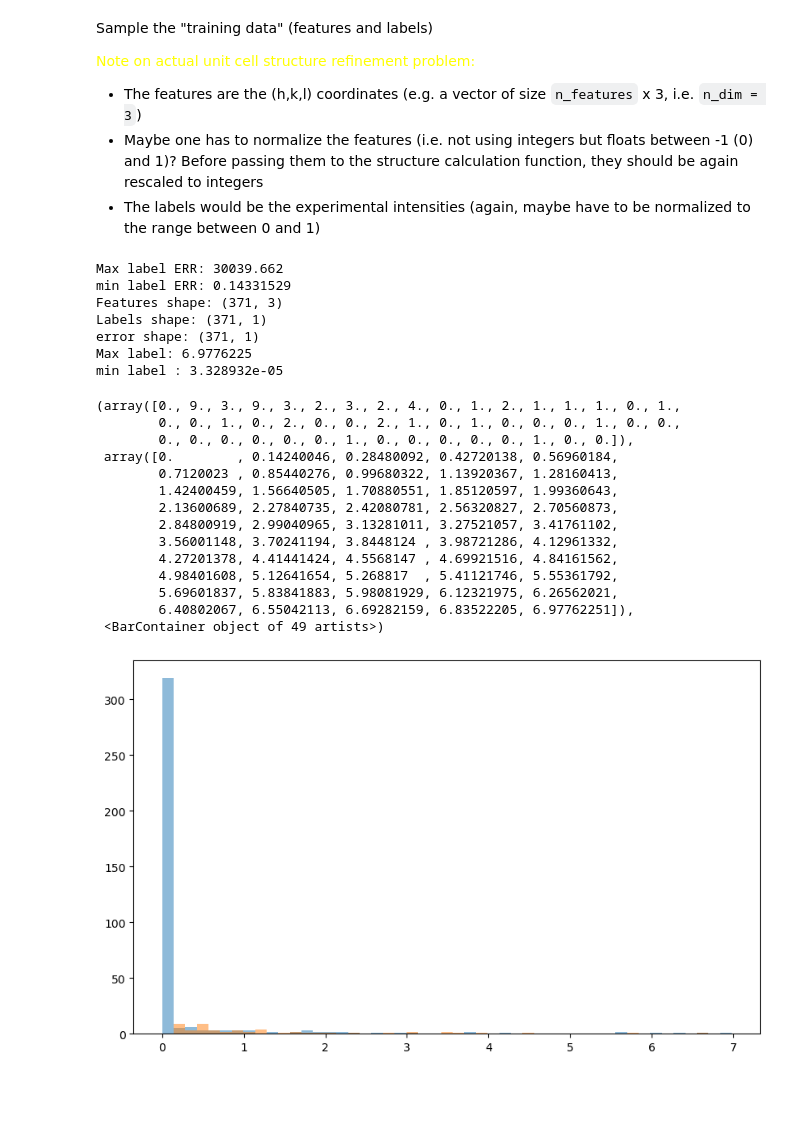
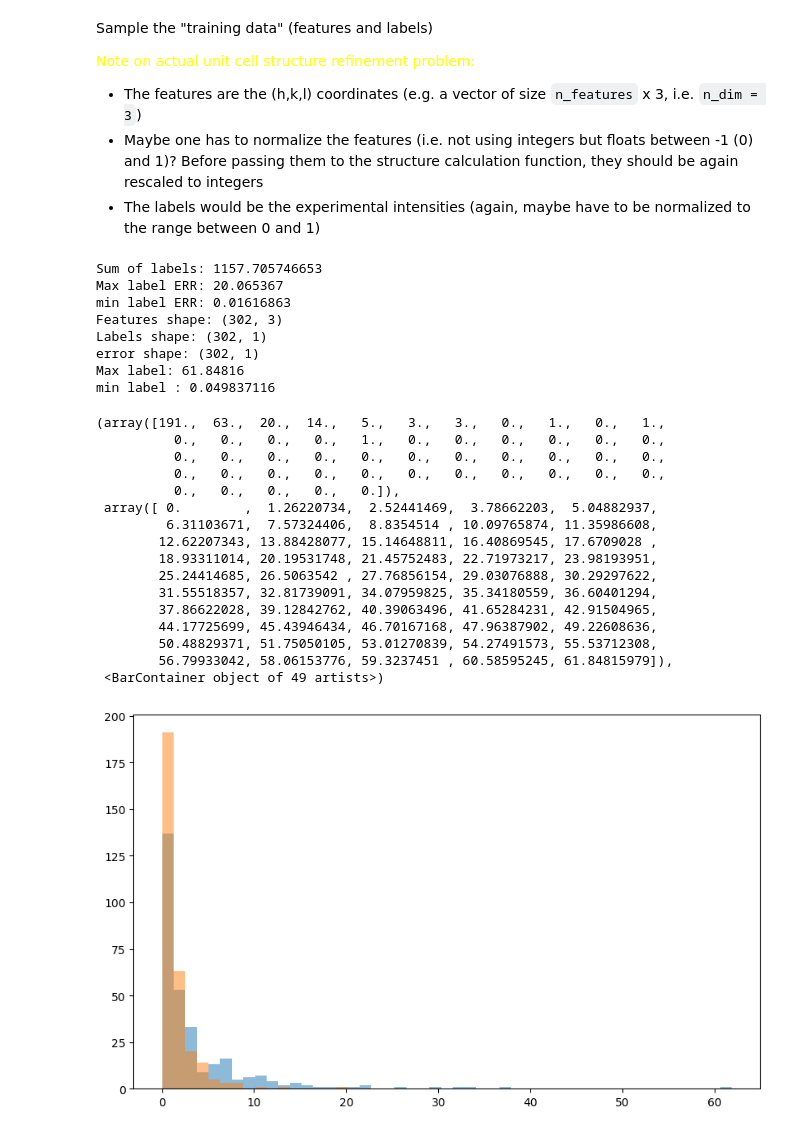
Before and after one commit to bleubreeymeow/alrisDistortionFit, a Jupyter notebook: PBCO/PBCO_1_3_inplane/0_distortion_check/C2_gradient_descent.ipynb, the cells around one changed output. Saved outputs shown, nothing was run; the diff lists cells and outputs as text; code cells hidden in the pictures; blank space fills up the shorter version.

```diff
--- a/PBCO/PBCO_1_3_inplane/0_distortion_check/C2_gradient_descent.ipynb
+++ b/PBCO/PBCO_1_3_inplane/0_distortion_check/C2_gradient_descent.ipynb
@@ -26,10 +108,25 @@ structure_type = 'C2'
 path = 'C:/Users/User/Desktop/uzh_intern/alrisDistortionFit/PBCO/PBCO_1_3_inplane/' + structure_type
 
 # experimental_data = pd.read_csv('C:/Users/User/Desktop/uzh_intern/alrisDistortionFit/PBCO/PBCO_1_3/raw_data/1_3_combined_peaks_300K_no0.csv')
-experimental_data = pd.read_csv('C:/Users/User/Desktop/uzh_intern/alrisDistortionFit/PBCO/PBCO_1_3/raw_data/1_3_combined_peaks_300K_no0.csv')
+experimental_data2 = pd.read_csv('C:/Users/User/Desktop/uzh_intern/alrisDistortionFit/PBCO/PBCO_1_3/raw_data/1_3_combined_peaks_300K_no_bragg.csv')
 
-hkl_list = experimental_data[["h", "k", "l"]].values.tolist()
+# print(max(experimental_data2['intensity_exp']))
+
+hkl_list = experimental_data2[["h", "k", "l"]].values.tolist()
+
+print('hkl_list')
+print(hkl_list)
+
+
+hkl_indices , hkl_list , intensity_reordered = make_hkl_indices(hkl_list , experimental_data2)
+experimental_data = pd.DataFrame(hkl_list , columns=['h', 'k', 'l'])
+experimental_data['intensity_exp'] = intensity_reordered
+
+print('reordered hkl_list')
+print(hkl_list)
+
 hkl_list = tf.convert_to_tensor(hkl_list, dtype=tf.float32)
+
 
 path_matrix = path + '/C2_matrix.txt'
 matrix = np.loadtxt(path_matrix, dtype=np.float32)
@@ -47,65 +162,71 @@ n_dim = 3
 
 features = hkl_list
 labels = experimental_data["intensity_exp"].tolist()
-vol_err = experimental_data["intensity_exp_err"].tolist()
+vol_err = experimental_data2["intensity_exp_err"].tolist()
 
+print("Sum of labels:", np.sum(labels))
+#labels = np.array(labels, dtype=np.float32)
+#labels = labels / np.float32(10446.12988) * 100 #Normalize labels
+#labels = labels / np.sum(labels) * 100  # Normalize to sum to 60
 
-#labels = labels / np.max(labels) #Normalize labels
-labels = labels / np.sum(labels) * 100  # Normalize to sum to 60
+# labels = labels / np.float32(149709.010190213) * 100
 
 labels_err = []
 
 for label, err in zip(labels, vol_err):
     if label == 0:
         labels_err.append(1e-9)  # Assign a high error for zero labels
     else:
         labels_err.append(1/label)
         # labels_err.append((label**3)  ) # Normalize error to sum to 60
         #labels_err.append(np.abs((5000 - (1/label * 100))))  # Inverse error for each label
 
 labels_tgt = [labels, labels_err]
 labels_tgt = np.transpose(labels_tgt)
 labels_err = tf.convert_to_tensor(labels_err, dtype=tf.float32)
 labels = tf.convert_to_tensor(labels, dtype=tf.float32)
 
 labels = tf.expand_dims(labels, axis=-1)  # Ensure labels are 2D
 labels_err = tf.expand_dims(labels_err, axis=-1)  # Ensure labels_err are 2D
 
 print("Max label ERR:", np.max(labels_err))
 print("min label ERR:", np.min(labels_err))
 print("Features shape:", features.shape)
 print("Labels shape:", labels.shape)
 print('error shape:', labels_err.shape)
 print("Max label:", np.max(labels))
 print("min label :", np.min(labels))
 #bin from0 to 0.0025 with 50 bins
 plt.figure(figsize=(10, 6))
 
 plt.hist(labels.numpy(), bins=np.linspace(0 , np.max(labels) , 50), alpha=0.5, label='Labels')
 plt.hist(labels_err.numpy(), bins=np.linspace(0 , np.max(labels) , 50), alpha=0.5, label='Labels Error')
 # %% [output]
-Max label ERR: 30039.662
-min label ERR: 0.14331529
-Features shape: (371, 3)
-Labels shape: (371, 1)
-error shape: (371, 1)
-Max label: 6.9776225
-min label : 3.328932e-05
+Sum of labels: 1157.705746653
+Max label ERR: 20.065367
+min label ERR: 0.01616863
+Features shape: (302, 3)
+Labels shape: (302, 1)
+error shape: (302, 1)
+Max label: 61.84816
+min label : 0.049837116
-(array([0., 9., 3., 9., 3., 2., 3., 2., 4., 0., 1., 2., 1., 1., 1., 0., 1.,
-        0., 0., 1., 0., 2., 0., 0., 2., 1., 0., 1., 0., 0., 0., 1., 0., 0.,
-        0., 0., 0., 0., 0., 0., 1., 0., 0., 0., 0., 0., 1., 0., 0.]),
- array([0.        , 0.14240046, 0.28480092, 0.42720138, 0.56960184,
-        0.7120023 , 0.85440276, 0.99680322, 1.13920367, 1.28160413,
-        1.42400459, 1.56640505, 1.70880551, 1.85120597, 1.99360643,
-        2.13600689, 2.27840735, 2.42080781, 2.56320827, 2.70560873,
-        2.84800919, 2.99040965, 3.13281011, 3.27521057, 3.41761102,
-        3.56001148, 3.70241194, 3.8448124 , 3.98721286, 4.12961332,
-        4.27201378, 4.41441424, 4.5568147 , 4.69921516, 4.84161562,
-        4.98401608, 5.12641654, 5.268817  , 5.41121746, 5.55361792,
-        5.69601837, 5.83841883, 5.98081929, 6.12321975, 6.26562021,
-        6.40802067, 6.55042113, 6.69282159, 6.83522205, 6.97762251]),
+(array([191.,  63.,  20.,  14.,   5.,   3.,   3.,   0.,   1.,   0.,   1.,
+          0.,   0.,   0.,   0.,   1.,   0.,   0.,   0.,   0.,   0.,   0.,
+          0.,   0.,   0.,   0.,   0.,   0.,   0.,   0.,   0.,   0.,   0.,
+          0.,   0.,   0.,   0.,   0.,   0.,   0.,   0.,   0.,   0.,   0.,
+          0.,   0.,   0.,   0.,   0.]),
+ array([ 0.        ,  1.26220734,  2.52441469,  3.78662203,  5.04882937,
+         6.31103671,  7.57324406,  8.8354514 , 10.09765874, 11.35986608,
+        12.62207343, 13.88428077, 15.14648811, 16.40869545, 17.6709028 ,
+        18.93311014, 20.19531748, 21.45752483, 22.71973217, 23.98193951,
+        25.24414685, 26.5063542 , 27.76856154, 29.03076888, 30.29297622,
+        31.55518357, 32.81739091, 34.07959825, 35.34180559, 36.60401294,
+        37.86622028, 39.12842762, 40.39063496, 41.65284231, 42.91504965,
+        44.17725699, 45.43946434, 46.70167168, 47.96387902, 49.22608636,
+        50.48829371, 51.75050105, 53.01270839, 54.27491573, 55.53712308,
+        56.79933042, 58.06153776, 59.3237451 , 60.58595245, 61.84815979]),
  <BarContainer object of 49 artists>)
-[figure, old version]
+[figure, new version]
 # %%
 def fun_tf(hkl_list, pars, matrix):
     """
```
Also changed, not shown: parts of 8 cells of this notebook, 3 other files.
